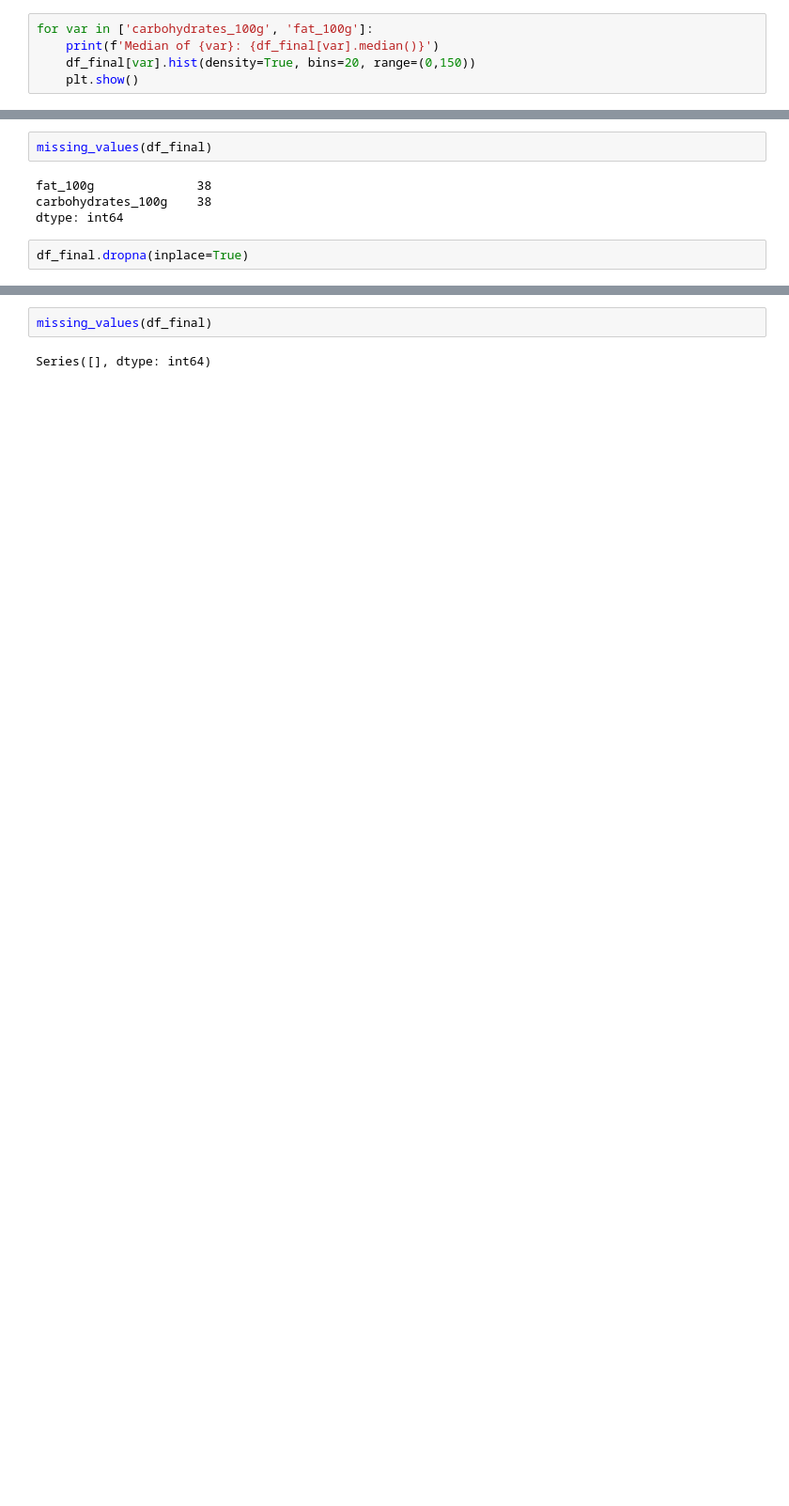
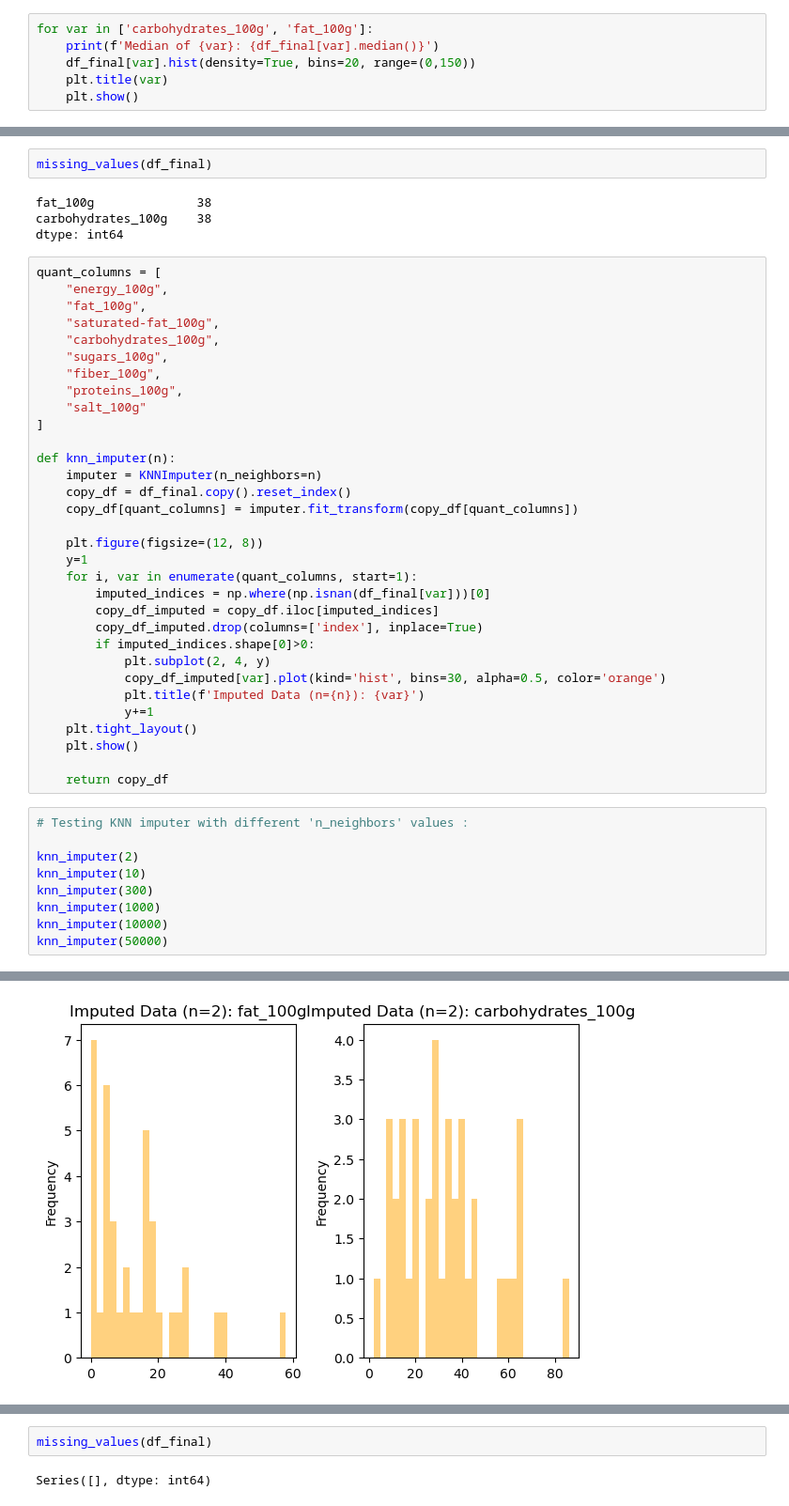
Before and after one commit to obey75/OC_machine_learning, a Jupyter notebook: P2/data_cleaning.ipynb, the cells around one changed output, grey strips where cells are left out. Shown at 94% size. Drawn from its saved outputs; the diff is of its cells as text; blank space fills up the shorter version.

Commit message:
data exploration

```diff
--- a/P2/data_cleaning.ipynb
+++ b/P2/data_cleaning.ipynb
@@ -444,6 +398,7 @@ df_final.loc[mask, :].shape[0]
 for var in ['carbohydrates_100g', 'fat_100g']:
     print(f'Median of {var}: {df_final[var].median()}')
     df_final[var].hist(density=True, bins=20, range=(0,150))
+    plt.title(var)
     plt.show()
 # %% [output]
 Median of carbohydrates_100g: 15.0
@@ -546,5 +486,45 @@ missing_values(df_final)
 fat_100g              38
 carbohydrates_100g    38
 dtype: int64
-# %%
-df_final.dropna(inplace=True)
+# %%
+quant_columns = [
+    "energy_100g",
+    "fat_100g",
+    "saturated-fat_100g",
+    "carbohydrates_100g",
+    "sugars_100g",
+    "fiber_100g",
+    "proteins_100g",
+    "salt_100g"
+]
+
+def knn_imputer(n):
+    imputer = KNNImputer(n_neighbors=n)
+    copy_df = df_final.copy().reset_index()
+    copy_df[quant_columns] = imputer.fit_transform(copy_df[quant_columns])
+
+    plt.figure(figsize=(12, 8))
+    y=1
+    for i, var in enumerate(quant_columns, start=1):
+        imputed_indices = np.where(np.isnan(df_final[var]))[0]
+        copy_df_imputed = copy_df.iloc[imputed_indices]
+        copy_df_imputed.drop(columns=['index'], inplace=True)
+        if imputed_indices.shape[0]>0:
+            plt.subplot(2, 4, y)
+            copy_df_imputed[var].plot(kind='hist', bins=30, alpha=0.5, color='orange')
+            plt.title(f'Imputed Data (n={n}): {var}')
+            y+=1
+    plt.tight_layout()
+    plt.show()
+
+    return copy_df
+# %%
+# Testing KNN imputer with different 'n_neighbors' values :
+
+knn_imputer(2)
+knn_imputer(10)
+knn_imputer(300)
+knn_imputer(1000)
+knn_imputer(10000)
+knn_imputer(50000)
+# %% [output]
@@ -550,0 +548 @@ df_final.dropna(inplace=True)
+[figure, added]
```
Also changed, not shown: parts of 38 cells of this notebook, 1 other file.
